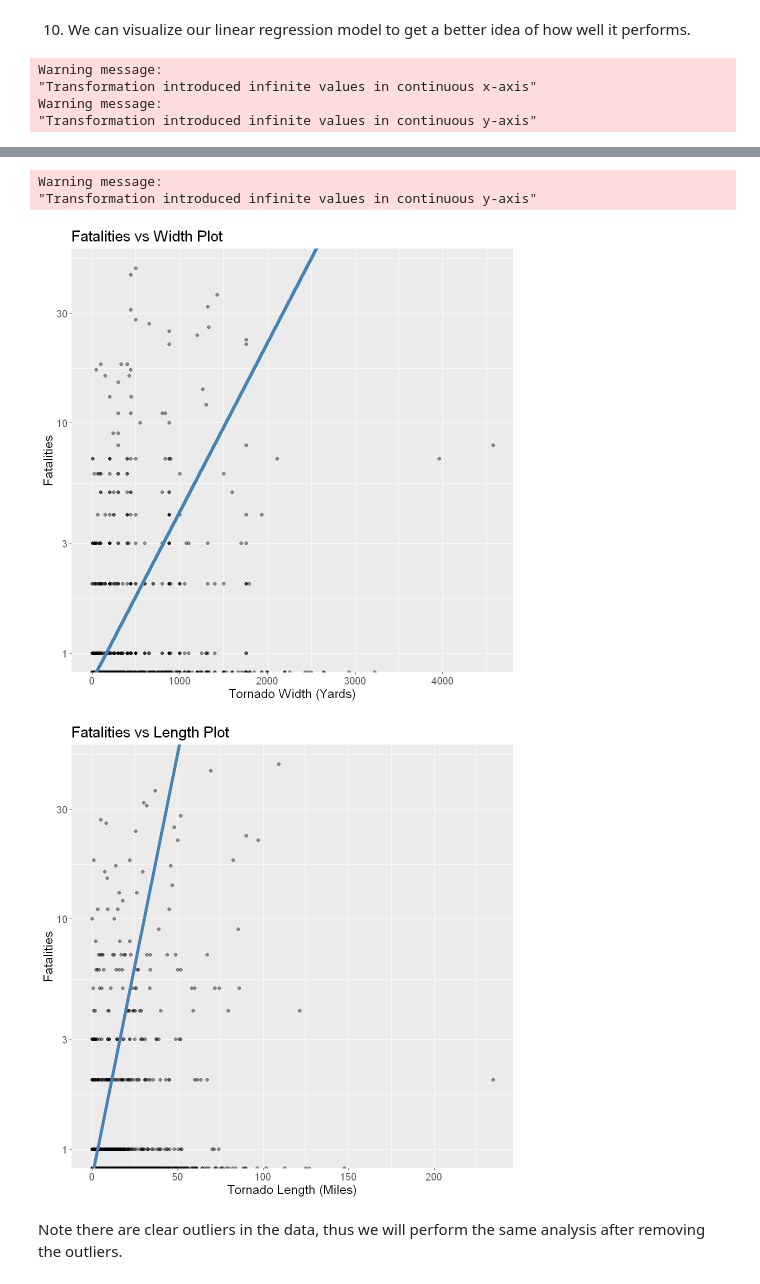
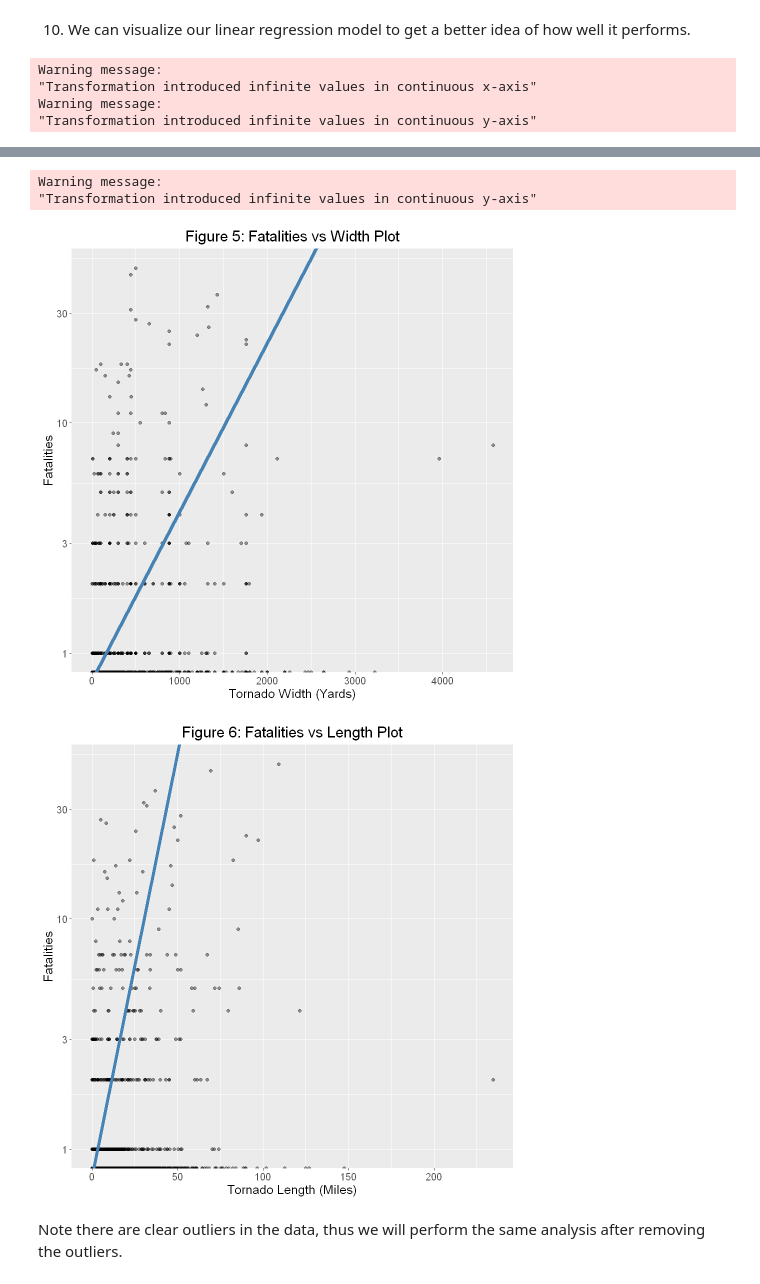
Before and after one commit to DSCI-310-2024/DSCI-310-Group-1-Predict-Casualties-From-Tornado-Data, a Jupyter notebook: src/tornado_fatalities_predictor.ipynb, the cells around one changed output, grey strips where cells are left out. Drawn from its saved outputs; the diff is of its cells as text; code cells hidden in the pictures.

```diff
--- a/src/tornado_fatalities_predictor.ipynb
+++ b/src/tornado_fatalities_predictor.ipynb
@@ -268,8 +267,8 @@ fatal_model_viz <- ggplot(fatal_predictions, aes(x = fatalities, y = .pred)) +
     scale_x_continuous(trans = "log10") +
     xlab("Actual Number of Fatalities") +
     ylab("Predicted Number of Fatalities") +
-    ggtitle("Actual Number of Fatalities vs Predicted Number of Fatalities") +
-    theme(text = element_text(size = 15))
+    ggtitle("Figure 4: Actual Number of Fatalities vs Predicted Number of Fatalities") +
+    theme(text = element_text(size = 15), plot.title = element_text(hjust = 0.5))
 
 fatal_model_viz
 
@@ -284,8 +283,8 @@ fatal_widths_plot <- ggplot(test_df, aes(x = width, y = fatalities)) +
      scale_y_continuous(trans = "log10") +
      xlab("Tornado Width (Yards)") +
      ylab("Fatalities") +
-     ggtitle("Fatalities vs Width Plot") +
-     theme(text = element_text(size = 15))
+     ggtitle("Figure 5: Fatalities vs Width Plot") +
+     theme(text = element_text(size = 15), plot.title = element_text(hjust = 0.5))
 
 fatal_widths_plot
 
@@ -300,8 +299,8 @@ fatal_length_plot <- ggplot(test_df, aes(x = length, y = fatalities)) +
      scale_y_continuous(trans = "log10") +
      xlab("Tornado Length (Miles)") +
      ylab("Fatalities") +
-     ggtitle("Fatalities vs Length Plot") +
-     theme(text = element_text(size = 15))
+     ggtitle("Figure 6: Fatalities vs Length Plot") +
+     theme(text = element_text(size = 15), plot.title = element_text(hjust = 0.5))
 
 fatal_length_plot
 # %% [output]
@@ -313,7 +312,7 @@ Warning message:
 Warning message:
 "Transformation introduced infinite values in continuous y-axis"
-[figure, old version]
+[figure, new version]
-[figure, old version]
+[figure, new version]
 # %% [markdown]
 Note there are clear outliers in the data, thus we will perform the same analysis after removing the outliers.
 # %%
```
Also changed, not shown: parts of 13 cells of this notebook.
